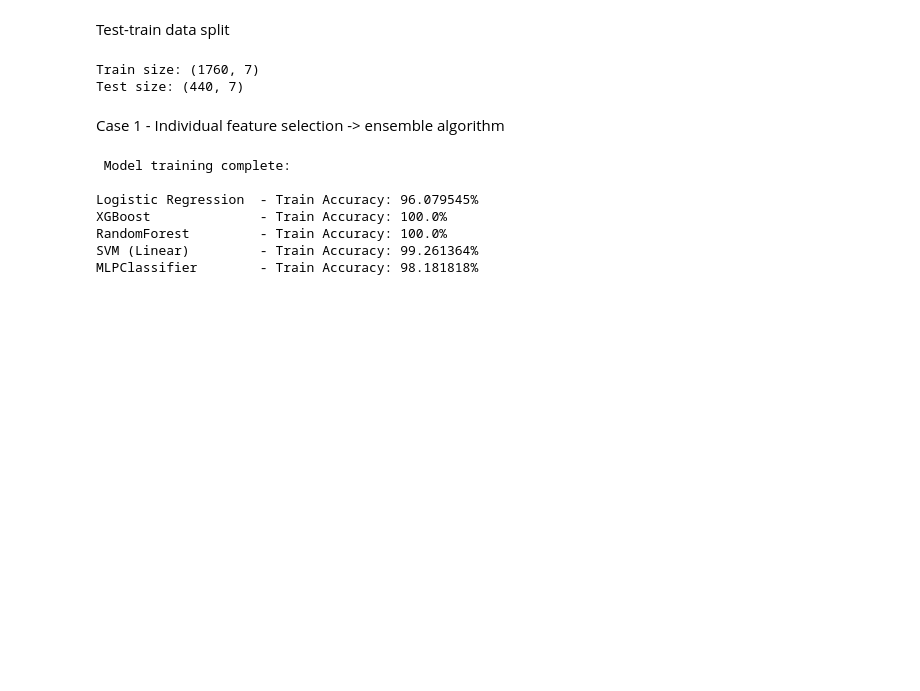
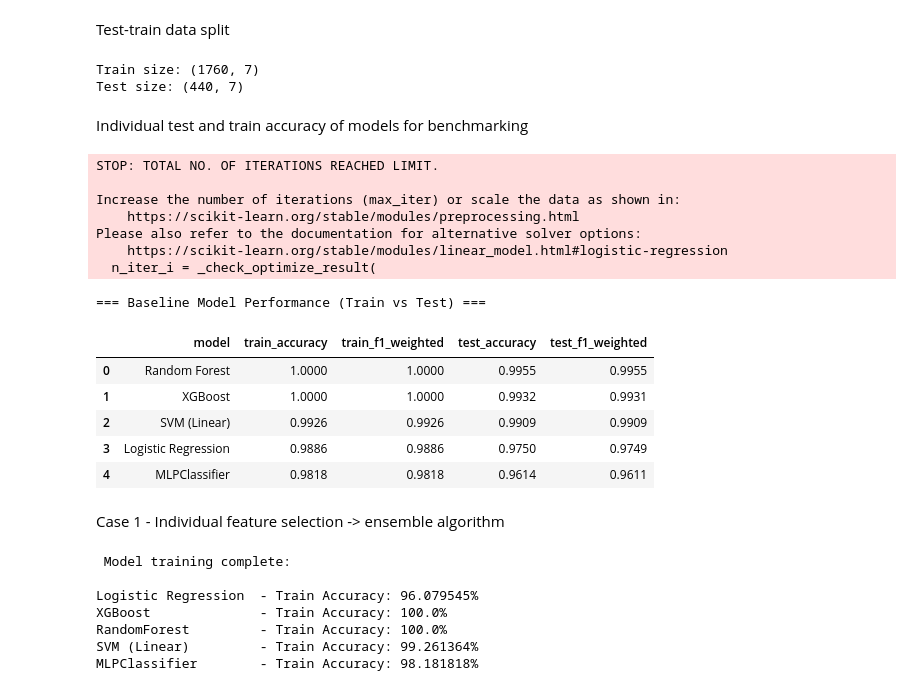
Before and after one commit to priyanshupriyank04/research_paper_project, a Jupyter notebook: research_ps1.ipynb, the cells around one changed output. Drawn from its saved outputs; the diff is of its cells as text; code cells hidden in the pictures; blank space fills up the shorter version.

```diff
--- a/research_ps1.ipynb
+++ b/research_ps1.ipynb
@@ -115,6 +115,74 @@ print("Test size:", X_test.shape)
 # %% [output]
 Train size: (1760, 7)
 Test size: (440, 7)
+# %% [markdown]
+Individual test and train accuracy of models for benchmarking
+# %%
+from sklearn.linear_model import LogisticRegression
+from sklearn.ensemble import RandomForestClassifier
+from sklearn.svm import SVC
+from sklearn.neural_network import MLPClassifier
+from xgboost import XGBClassifier
+from sklearn.metrics import accuracy_score, f1_score
+from sklearn.preprocessing import LabelEncoder
+import pandas as pd
+
+# === Step 1: Encode target labels ===
+label_encoder = LabelEncoder()
+y_train_encoded = label_encoder.fit_transform(y_train)
+y_test_encoded = label_encoder.transform(y_test)
+
+# === Step 2: Define models ===
+models = {
+    "Logistic Regression": LogisticRegression(max_iter=2000, solver='lbfgs'),
+    "XGBoost": XGBClassifier(use_label_encoder=False, eval_metric='mlogloss', verbosity=0),
+    "SVM (Linear)": SVC(kernel='linear', probability=True),
+    "Random Forest": RandomForestClassifier(n_estimators=200, random_state=42),
+    "MLPClassifier": MLPClassifier(hidden_layer_sizes=(100,), max_iter=500, random_state=42)
+}
+
+# === Step 3: Train & Evaluate ===
+results = []
+
+for name, model in models.items():
+    model.fit(X_train, y_train_encoded)
+
+    y_train_pred = model.predict(X_train)
+    y_test_pred = model.predict(X_test)
+
+    train_acc = accuracy_score(y_train_encoded, y_train_pred)
+    train_f1 = f1_score(y_train_encoded, y_train_pred, average='weighted')
+    test_acc = accuracy_score(y_test_encoded, y_test_pred)
+    test_f1 = f1_score(y_test_encoded, y_test_pred, average='weighted')
+
+    results.append({
+        "model": name,
+        "train_accuracy": round(train_acc, 4),
+        "train_f1_weighted": round(train_f1, 4),
+        "test_accuracy": round(test_acc, 4),
+        "test_f1_weighted": round(test_f1, 4)
+    })
+
+# === Step 4: Display results ===
+baseline_results_df = pd.DataFrame(results).sort_values(by='test_f1_weighted', ascending=False).reset_index(drop=True)
+
+print("=== Baseline Model Performance (Train vs Test) ===")
+display(baseline_results_df)
+# %% [output]
+STOP: TOTAL NO. OF ITERATIONS REACHED LIMIT.
+
+Increase the number of iterations (max_iter) or scale the data as shown in:
+    https://scikit-learn.org/stable/modules/preprocessing.html
+Please also refer to the documentation for alternative solver options:
+    https://scikit-learn.org/stable/modules/linear_model.html#logistic-regression
+  n_iter_i = _check_optimize_result(
+=== Baseline Model Performance (Train vs Test) ===
+|  | model | train_accuracy | train_f1_weighted | test_accuracy | test_f1_weighted |
+| 0 | Random Forest | 1.0000 | 1.0000 | 0.9955 | 0.9955 |
+| 1 | XGBoost | 1.0000 | 1.0000 | 0.9932 | 0.9931 |
+| 2 | SVM (Linear) | 0.9926 | 0.9926 | 0.9909 | 0.9909 |
+| 3 | Logistic Regression | 0.9886 | 0.9886 | 0.9750 | 0.9749 |
+| 4 | MLPClassifier | 0.9818 | 0.9818 | 0.9614 | 0.9611 |
 # %% [markdown]
 Case 1 - Individual feature selection -> ensemble algorithm
 # %%
```
Also changed, not shown: parts of 1 cell of this notebook.
